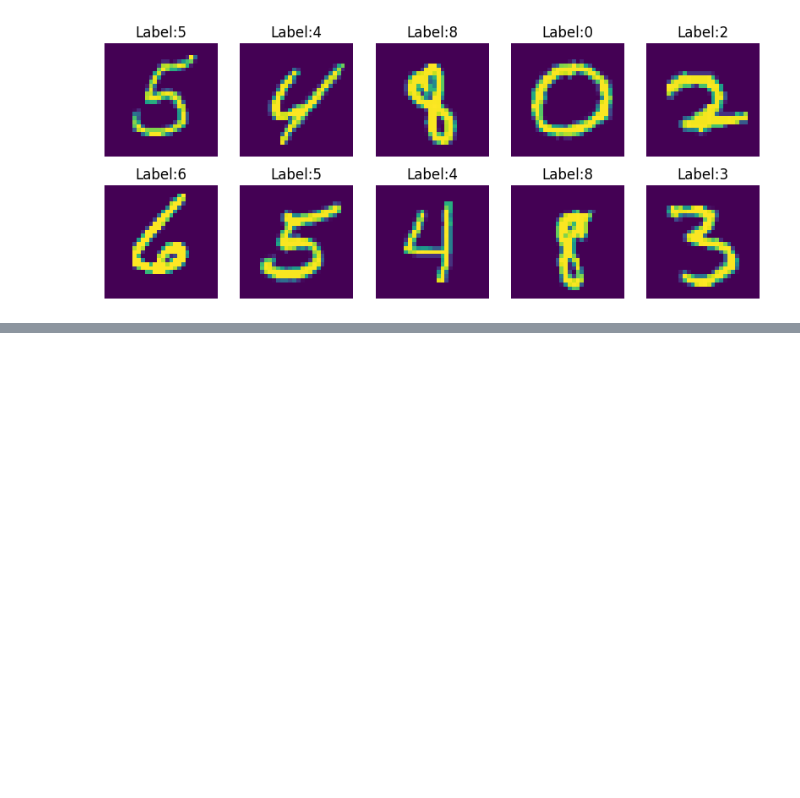
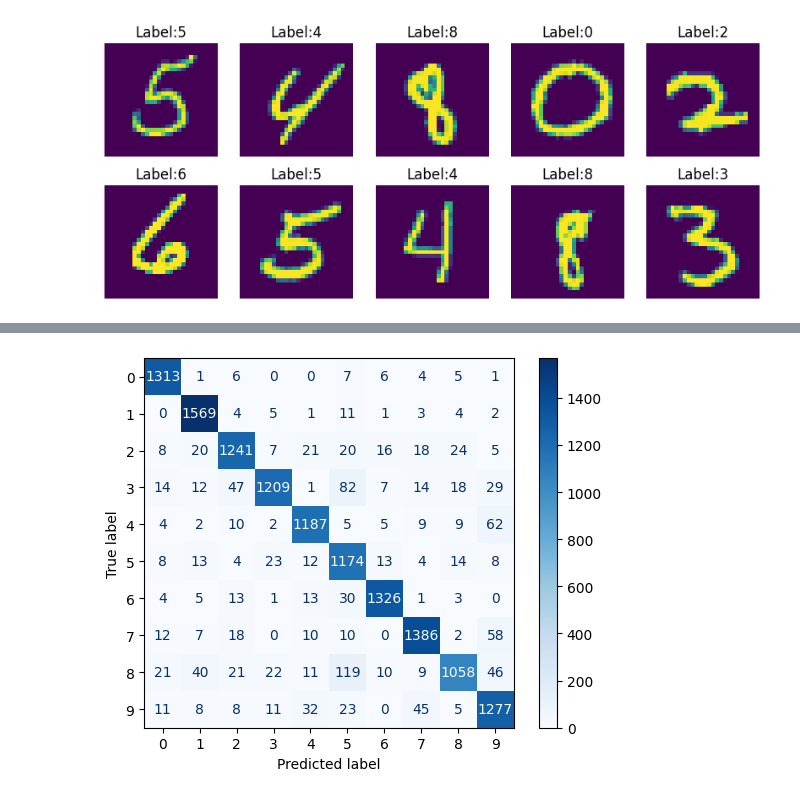
Before and after one commit to donyafallah/MNIST_digits_classification, a Jupyter notebook: MNIST_digits_classification.ipynb, the cells around one changed output, grey strips where cells are left out. Drawn from its saved outputs; the diff is of its cells as text; code cells hidden in the pictures; blank space fills up the shorter version.

```diff
--- a/MNIST_digits_classification.ipynb
+++ b/MNIST_digits_classification.ipynb
@@ -70,0 +106,18 @@ plt.show()
+# %%
+from sklearn.metrics import confusion_matrix , ConfusionMatrixDisplay
+
+# - Each row represents the true class (y_test)
+# - Each column represents the predicted class (y_pred)
+# - Diagonal cells indicate correct predictions
+# - Off-diagonal cells indicate misclassifications
+# - Darker cells correspond to higher counts
+
+y_pred = model.predict(X_test)
+cm = confusion_matrix(y_test,y_pred)
+display = ConfusionMatrixDisplay(confusion_matrix=cm)
+display.plot(cmap="Blues")
+plt.show()
+
+# This helps quickly see which digits the model predicts well and which it confuses
+# %% [output]
+[figure, added]
```
Also changed, not shown: parts of 4 cells of this notebook.
